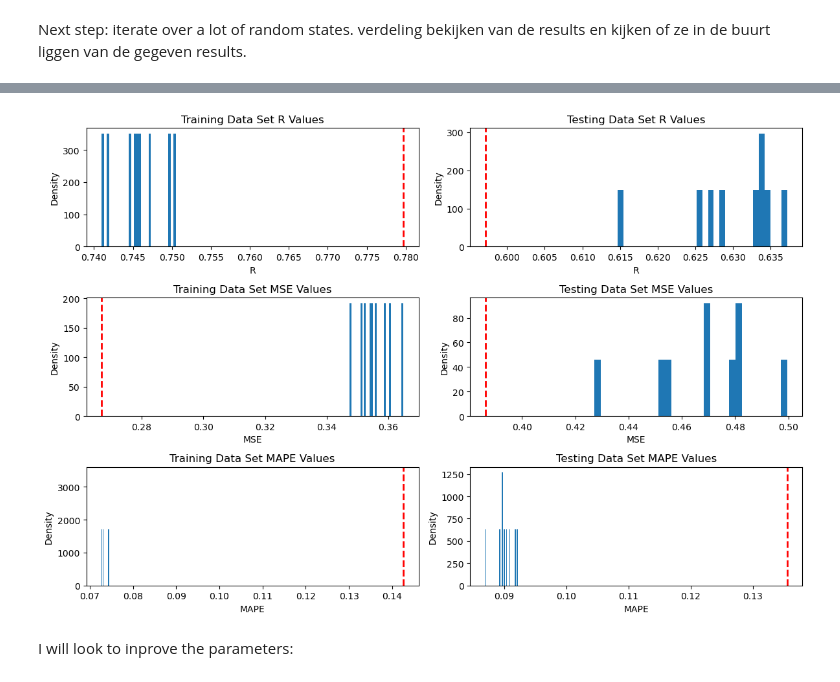
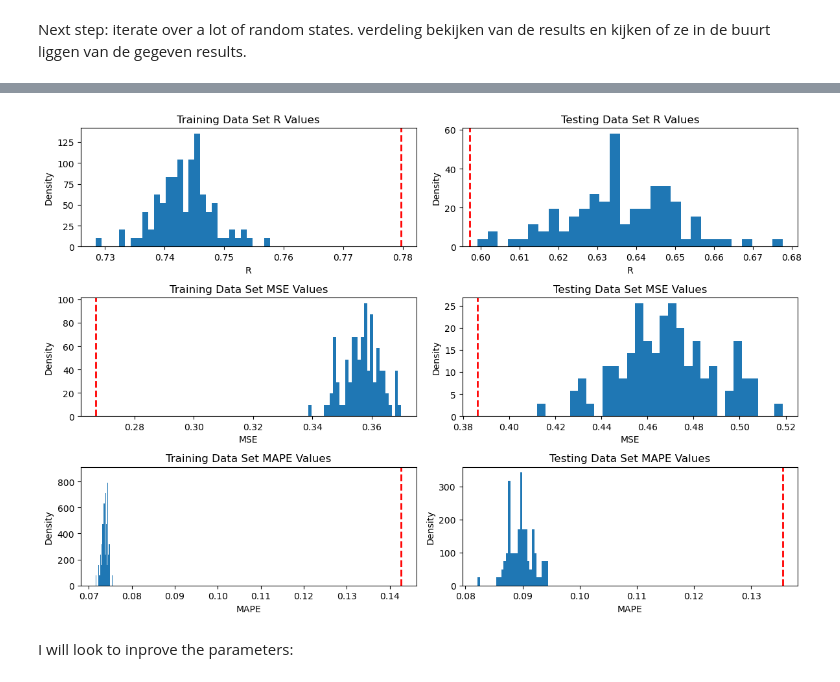
Before and after one commit to abroer/IM0712-Assignment3, a Jupyter notebook: reproduce_SVM.ipynb, the cells around one changed output, grey strips where cells are left out. Drawn from its saved outputs; the diff is of its cells as text; code cells hidden in the pictures.

```diff
--- a/reproduce_SVM.ipynb
+++ b/reproduce_SVM.ipynb
@@ -301,8 +301,7 @@ test_mape_values = []
 
 
 # Repeat the experiment for random_state 1 to 100
-# set to 10 to save time!!!!!!!!!!!!!!!!!!!!!!!!!!!!!!!!!!!!!!!!!!!!!!!!!!!!!!!!!!!!!!!!!!!!!!!!!!!!!!!!!!!!!!!!!!!!!!!!!!!!!!!!!!!!!!!!!!!!!!!!!!!!!!!!!!!!!!!!!!!!!!!!!!!!!!!!!!!!!!!!!!!!!
-for random_state in range(1, 10):
+for random_state in range(1, 100):
     # Split the data into training and testing sets in the ratio 3:1
     X_train, X_test, y_train, y_test = train_test_split(X, y, test_size=0.25, random_state=random_state)
 
@@ -342,8 +349,20 @@ for random_state in range(1, 10):
 # %%
+
+# Calculate average values
+avg_train_r = np.mean(train_r_values)
+avg_train_mse = np.mean(train_mse_values)
+avg_train_mape = np.mean(train_mape_values)
+avg_test_r = np.mean(test_r_values)
+avg_test_mse = np.mean(test_mse_values)
+avg_test_mape = np.mean(test_mape_values)
+
+
 # Reference values for SVM model
 reference_values = {
     "Training Data Set": {"R": 0.7797, "MSE": 0.267, "MAPE": 0.1426},
-    "Testing Data Set": {"R": 0.5971, "MSE": 0.3862, "MAPE": 0.1355}
+    "Testing Data Set": {"R": 0.5971, "MSE": 0.3862, "MAPE": 0.1355},
+    "Training Data Set Non-optimized Model": {"R": avg_train_r, "MSE": avg_train_mse, "MAPE": avg_train_mape},
+    "Testing Data Set Non-optimized Model": {"R": avg_test_r, "MSE": avg_test_mse, "MAPE": avg_test_mape}
 }
 
 # Visualize the metrics in Gaussian curves along with reference values
@@ -367,34 +386,34 @@ plt.subplot(3, 2, 3)
 plt.hist(train_mse_values, bins=30, density=True)
 plt.axvline(reference_values["Training Data Set"]["MSE"], color='r', linestyle='dashed', linewidth=2)
 plt.title('Training Data Set MSE Values')
 plt.xlabel('MSE')
 plt.ylabel('Density')
 
 plt.subplot(3, 2, 4)
 plt.hist(test_mse_values, bins=30, density=True)
 plt.axvline(reference_values["Testing Data Set"]["MSE"], color='r', linestyle='dashed', linewidth=2)
 plt.title('Testing Data Set MSE Values')
 plt.xlabel('MSE')
 plt.ylabel('Density')
 
 plt.subplot(3, 2, 5)
 plt.hist(train_mape_values, bins=30, density=True)
 plt.axvline(reference_values["Training Data Set"]["MAPE"], color='r', linestyle='dashed', linewidth=2)
 plt.title('Training Data Set MAPE Values')
 plt.xlabel('MAPE')
 plt.ylabel('Density')
 
 plt.subplot(3, 2, 6)
 plt.hist(test_mape_values, bins=30, density=True)
 plt.axvline(reference_values["Testing Data Set"]["MAPE"], color='r', linestyle='dashed', linewidth=2)
 plt.title('Testing Data Set MAPE Values')
 plt.xlabel('MAPE')
 plt.ylabel('Density')
 
 plt.tight_layout()
 plt.show()
 # %% [output]
-[figure, old version]
+[figure, new version]
 # %% [markdown]
 I will look to inprove the parameters:
 # %%
```
Also changed, not shown: parts of 10 cells of this notebook, 4 other files.
